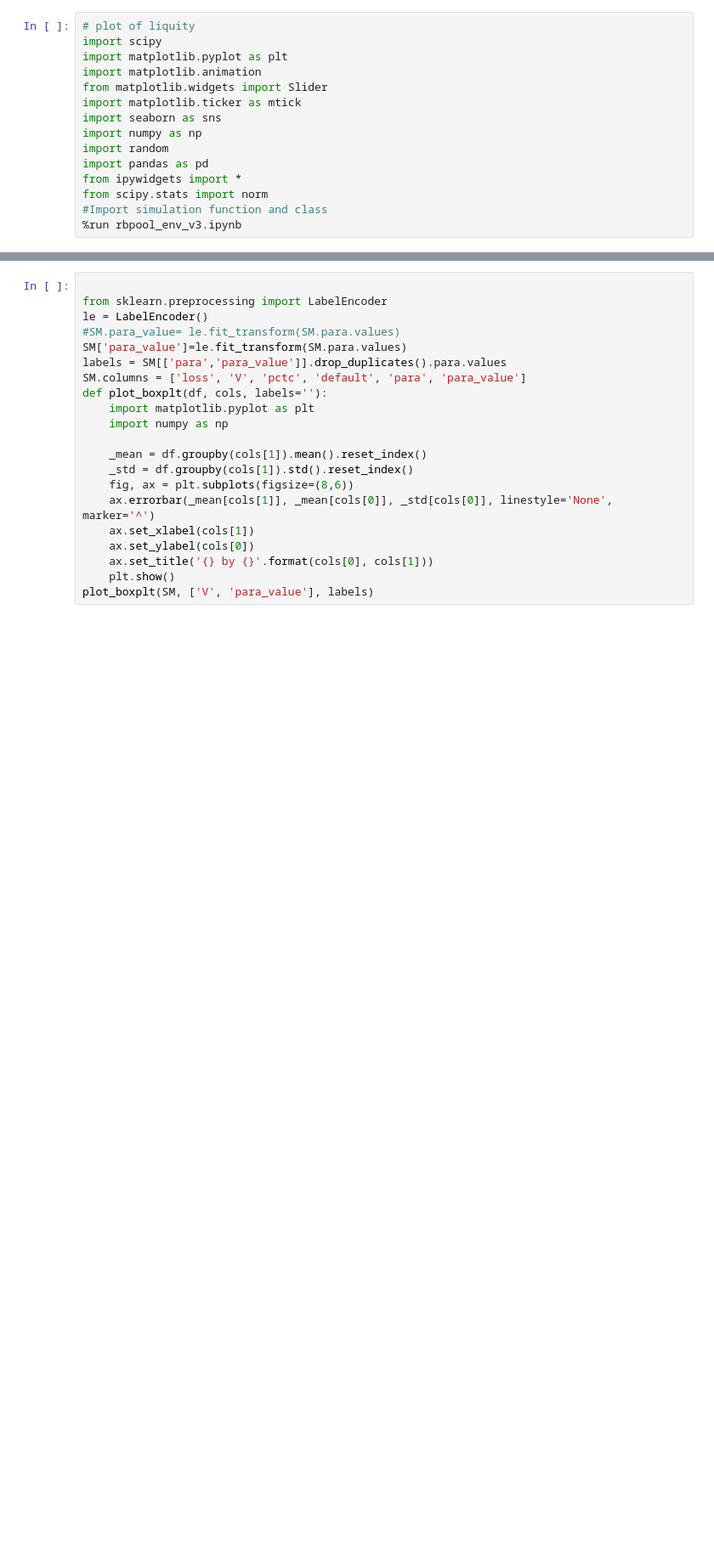
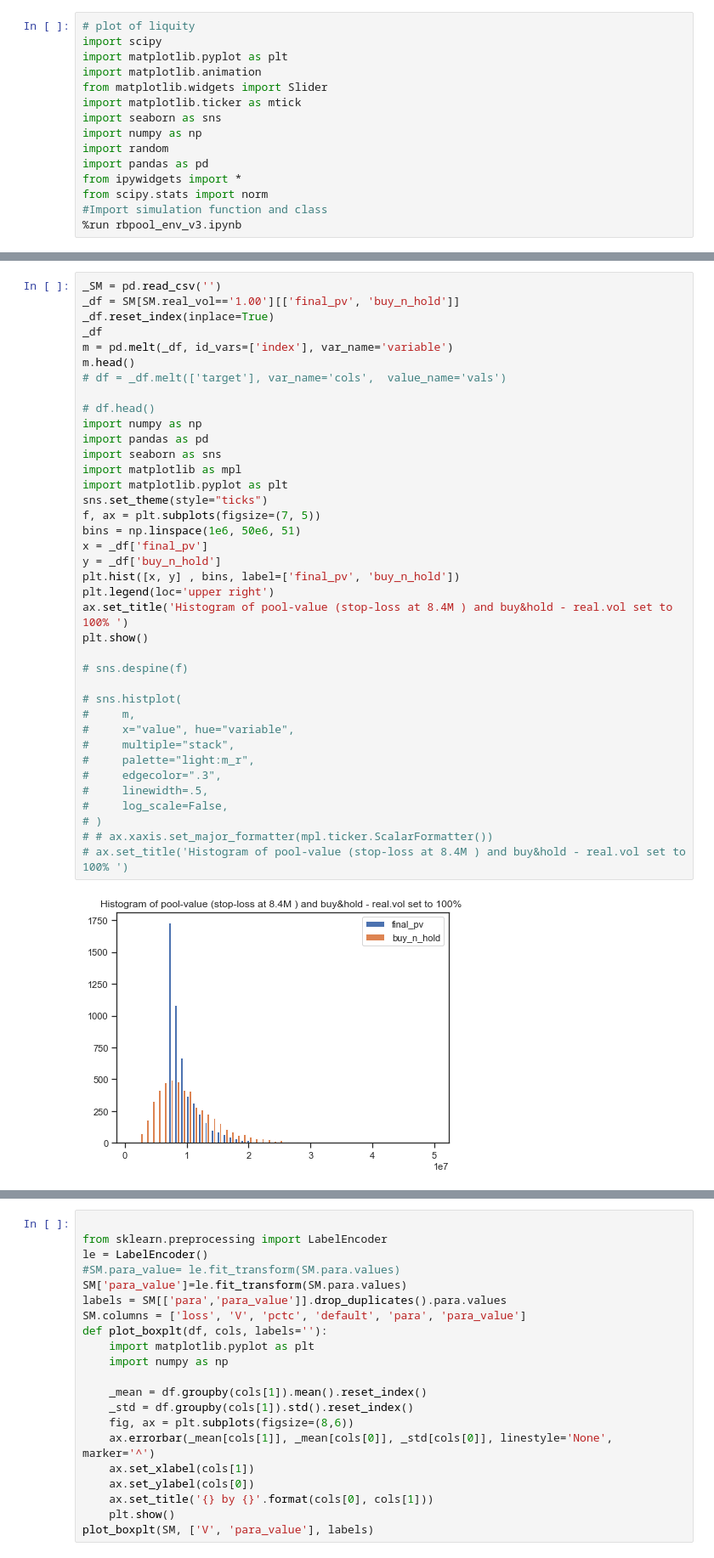
Before and after one commit to yilongalex/alex-v1, a Jupyter notebook: notebooks/ALEX_issue16-simulation-Distribution.ipynb, the cells around one changed output, grey strips where cells are left out. Shown at 85% size. Drawn from its saved outputs; the diff is of its cells as text; blank space fills up the shorter version.

```diff
--- a/notebooks/ALEX_issue16-simulation-Distribution.ipynb
+++ b/notebooks/ALEX_issue16-simulation-Distribution.ipynb
@@ -204,0 +409,40 @@ for Growth_rate in [-1, 0, 1]:
+# %%
+_SM = pd.read_csv('')
+_df = SM[SM.real_vol=='1.00'][['final_pv', 'buy_n_hold']]
+_df.reset_index(inplace=True)
+_df
+m = pd.melt(_df, id_vars=['index'], var_name='variable')
+m.head()
+# df = _df.melt(['target'], var_name='cols',  value_name='vals')
+
+# df.head()
+import numpy as np
+import pandas as pd
+import seaborn as sns
+import matplotlib as mpl
+import matplotlib.pyplot as plt
+sns.set_theme(style="ticks")
+f, ax = plt.subplots(figsize=(7, 5))
+bins = np.linspace(1e6, 50e6, 51)
+x = _df['final_pv']
+y = _df['buy_n_hold']
+plt.hist([x, y] , bins, label=['final_pv', 'buy_n_hold'])
+plt.legend(loc='upper right')
+ax.set_title('Histogram of pool-value (stop-loss at 8.4M ) and buy&hold - real.vol set to 100% ')
+plt.show()
+
+# sns.despine(f)
+
+# sns.histplot(
+#     m,
+#     x="value", hue="variable",
+#     multiple="stack",
+#     palette="light:m_r",
+#     edgecolor=".3",
+#     linewidth=.5,
+#     log_scale=False,
+# )
+# # ax.xaxis.set_major_formatter(mpl.ticker.ScalarFormatter())
+# ax.set_title('Histogram of pool-value (stop-loss at 8.4M ) and buy&hold - real.vol set to 100% ')
+# %% [output]
+[figure, added]
```
Also changed, not shown: parts of 40 cells of this notebook.
